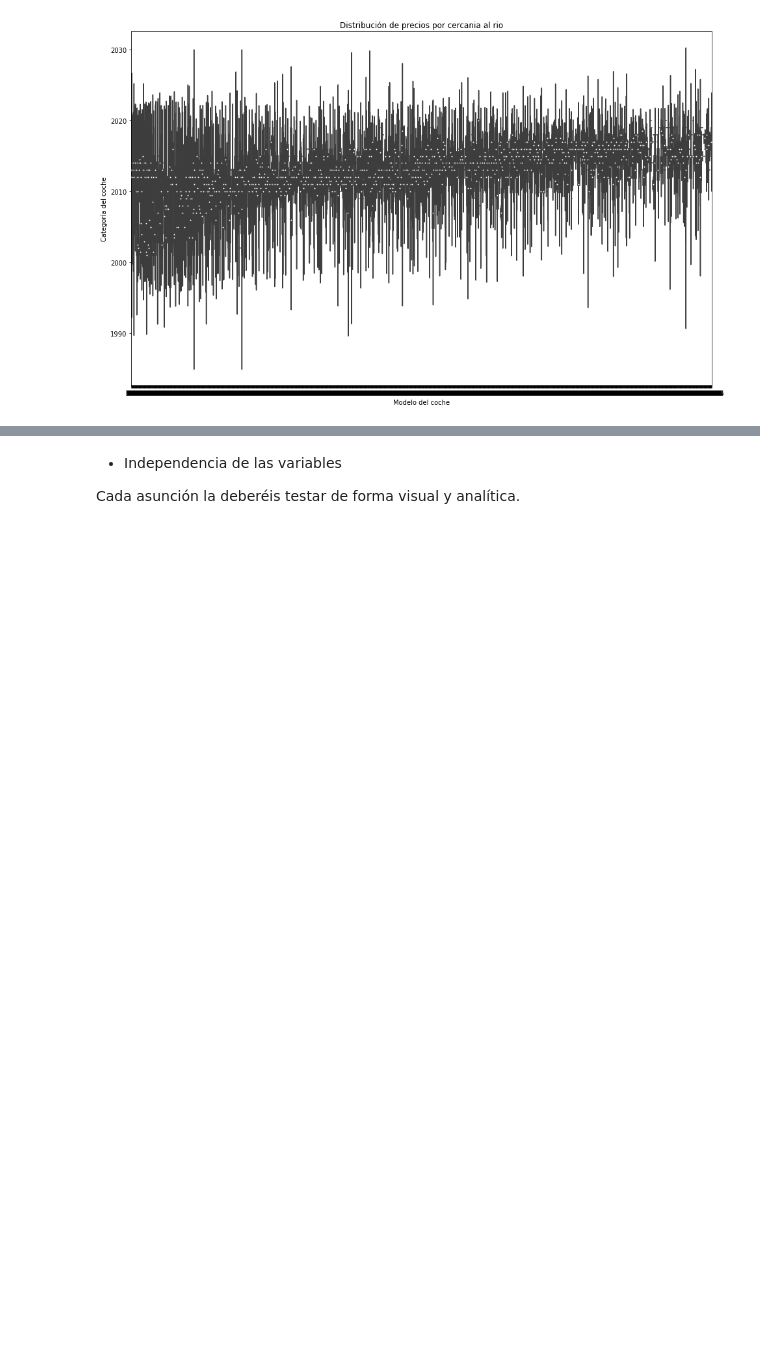
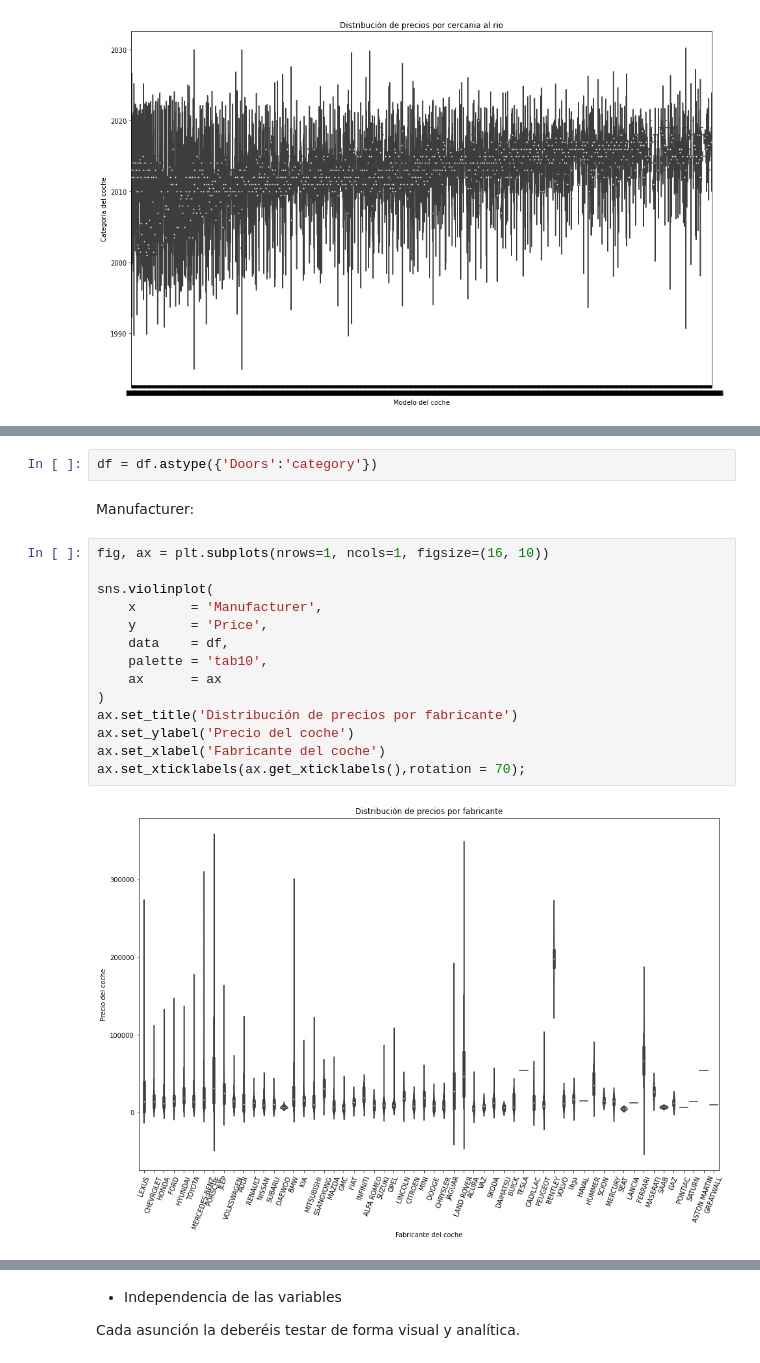
Before and after one commit to Adalab/DA-PROMO-B-MODULO-3-SPRINT-1-ANAIS-ARIANA, a Jupyter notebook: regresion_lineal/Regresión4.ipynb, the cells around one changed output, grey strips where cells are left out. Cells and saved outputs as stored; diff of their text form; blank space fills up the shorter version.

```diff
--- a/regresion_lineal/Regresión4.ipynb
+++ b/regresion_lineal/Regresión4.ipynb
@@ -66,0 +89,20 @@ ax.set_xlabel('Modelo del coche');
+# %%
+df = df.astype({'Doors':'category'})
+# %% [markdown]
+Manufacturer:
+# %%
+fig, ax = plt.subplots(nrows=1, ncols=1, figsize=(16, 10))
+
+sns.violinplot(
+    x       = 'Manufacturer',
+    y       = 'Price',
+    data    = df,
+    palette = 'tab10',
+    ax      = ax
+)
+ax.set_title('Distribución de precios por fabricante')
+ax.set_ylabel('Precio del coche')
+ax.set_xlabel('Fabricante del coche')
+ax.set_xticklabels(ax.get_xticklabels(),rotation = 70);
+# %% [output]
+[figure, added]
```
Also changed, not shown: parts of 19 cells of this notebook, 1 other file.
